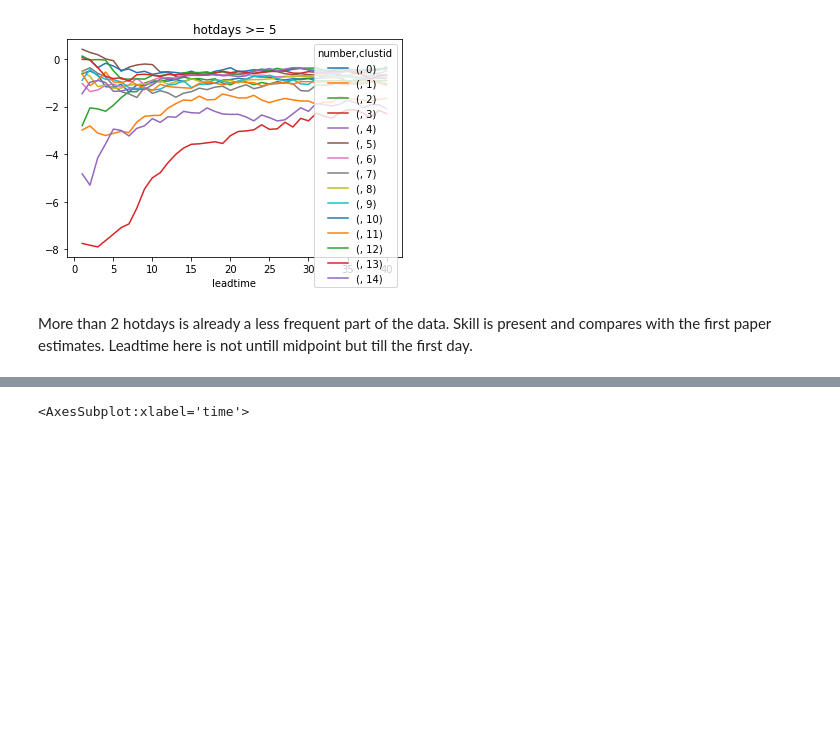
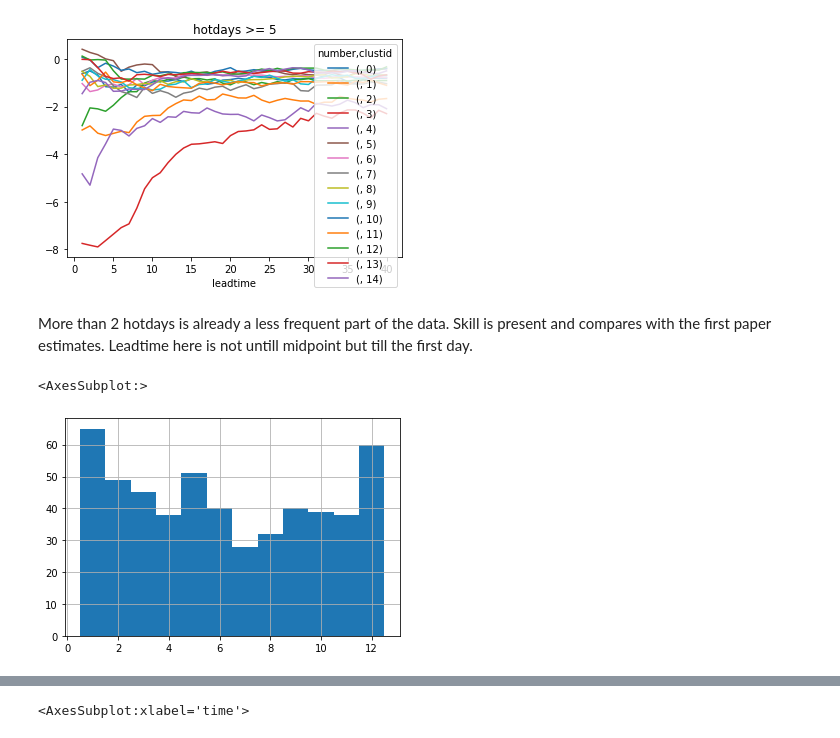
Before and after one commit to chiemvs/SubSeas, a Jupyter notebook: Check_hotdays.ipynb, the cells around one changed output, grey strips where cells are left out. Cells and saved outputs as stored; diff of their text form; code cells hidden in the pictures; blank space fills up the shorter version.

Commit message:
Meta information in dask-mapping of function seemed to prevent a Multiindex error. Also preliminary rank histogram for skill evaluation.

```diff
--- a/Check_hotdays.ipynb
+++ b/Check_hotdays.ipynb
@@ -150,3 +151,27 @@ for threshold in [2,3,4,5]:
 [figure]
 # %% [markdown]
 More than 2 hotdays is already a less frequent part of the data. Skill is present and compares with the first paper estimates. Leadtime here is not untill midpoint but till the first day.
+# %%
+def rank_hist(frame):
+    """
+    Computes the placement of the observation in the n ordered forecast members.
+    n+1 options.
+    Have to deal with being a discrete variable. possibility of everything being equal.
+    """
+    frame = frame.copy()
+    n_members = frame['forecast'].shape[-1]
+    noisy_for = frame['forecast'].values + np.random.normal(scale = 0.001, size = frame['forecast'].shape)
+    noisy_obs = frame['observation'].values + np.random.normal(scale = 0.001, size = frame['observation'].shape)
+    #noisy obs = frame['observation'].values
+    n_higher = (noisy_for > noisy_obs).sum(axis = 1)
+    #all_equal = (frame['forecast'] == frame['observation'].values).all(axis = 1)
+    frame['placement'] = (-n_higher) + n_members + 1 # placement in the order. if 0 higher than place n+1,
+    #frame['equal'] = all_equal
+    bin_edges = np.arange(1 - 0.5, n_members + 1 + 1 + 0.5) # from min (1) to max (12) + 1, both +- 0.5. Max is plus 2 because of np.arange non-inclusive stops
+    ax = frame['placement'].hist(bins = bin_edges)
+    return ax
+# %%
+rank_hist(df.loc[np.logical_and(df['clustid'] == 9, df['leadtime'] == 1),:])
+# %% [output]
+<AxesSubplot:>
+[figure, added]
```
Also changed, not shown: parts of 9 cells of this notebook, 2 other files.
